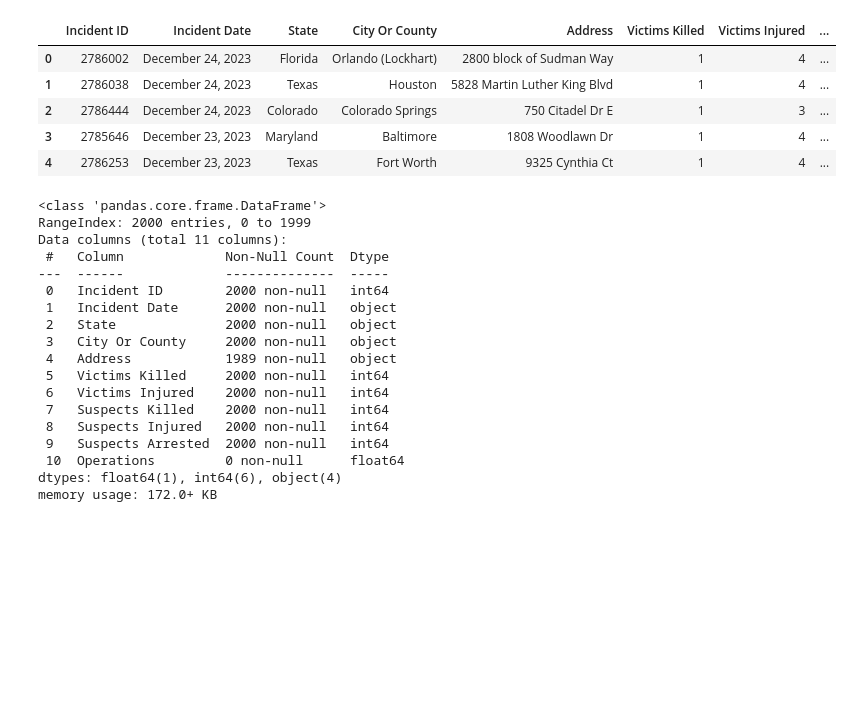
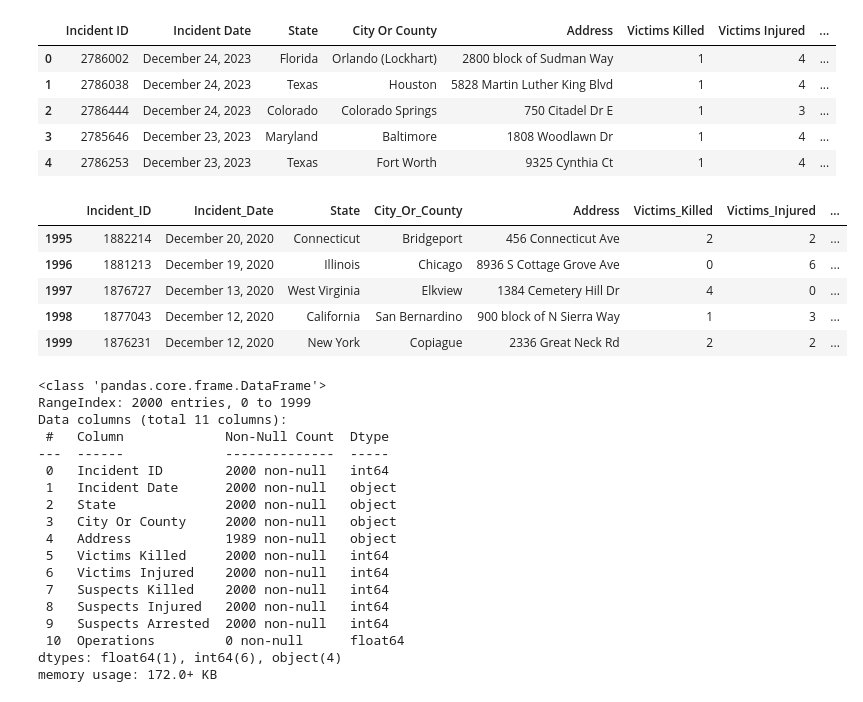
Before and after one commit to Tyton25/Event_Analysis, a Jupyter notebook: mass_gv_stats.ipynb, the cells around one changed output. Drawn from its saved outputs; the diff is of its cells as text; code cells hidden in the pictures; blank space fills up the shorter version.

```diff
--- a/mass_gv_stats.ipynb
+++ b/mass_gv_stats.ipynb
@@ -138,6 +138,15 @@ df.head()
 | 2 | 2786444 | December 24, 2023 | Colorado | Colorado Springs | 750 Citadel Dr E | 1 | 3 | ... |
 | 3 | 2785646 | December 23, 2023 | Maryland | Baltimore | 1808 Woodlawn Dr | 1 | 4 | ... |
 | 4 | 2786253 | December 23, 2023 | Texas | Fort Worth | 9325 Cynthia Ct | 1 | 4 | ... |
+# %%
+df.tail()
+# %% [output]
+|  | Incident_ID | Incident_Date | State | City_Or_County | Address | Victims_Killed | Victims_Injured | ... |
+| 1995 | 1882214 | December 20, 2020 | Connecticut | Bridgeport | 456 Connecticut Ave | 2 | 2 | ... |
+| 1996 | 1881213 | December 19, 2020 | Illinois | Chicago | 8936 S Cottage Grove Ave | 0 | 6 | ... |
+| 1997 | 1876727 | December 13, 2020 | West Virginia | Elkview | 1384 Cemetery Hill Dr | 4 | 0 | ... |
+| 1998 | 1877043 | December 12, 2020 | California | San Bernardino | 900 block of N Sierra Way | 1 | 3 | ... |
+| 1999 | 1876231 | December 12, 2020 | New York | Copiague | 2336 Great Neck Rd | 2 | 2 | ... |
 # %%
 df.info()
 # %% [output]
```
